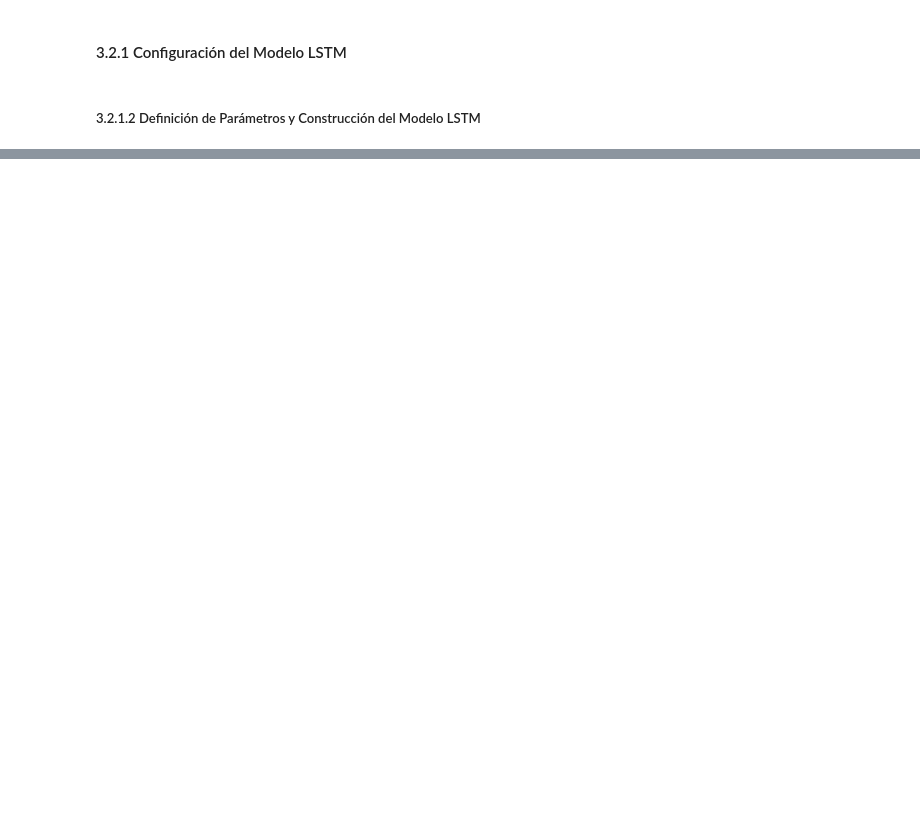
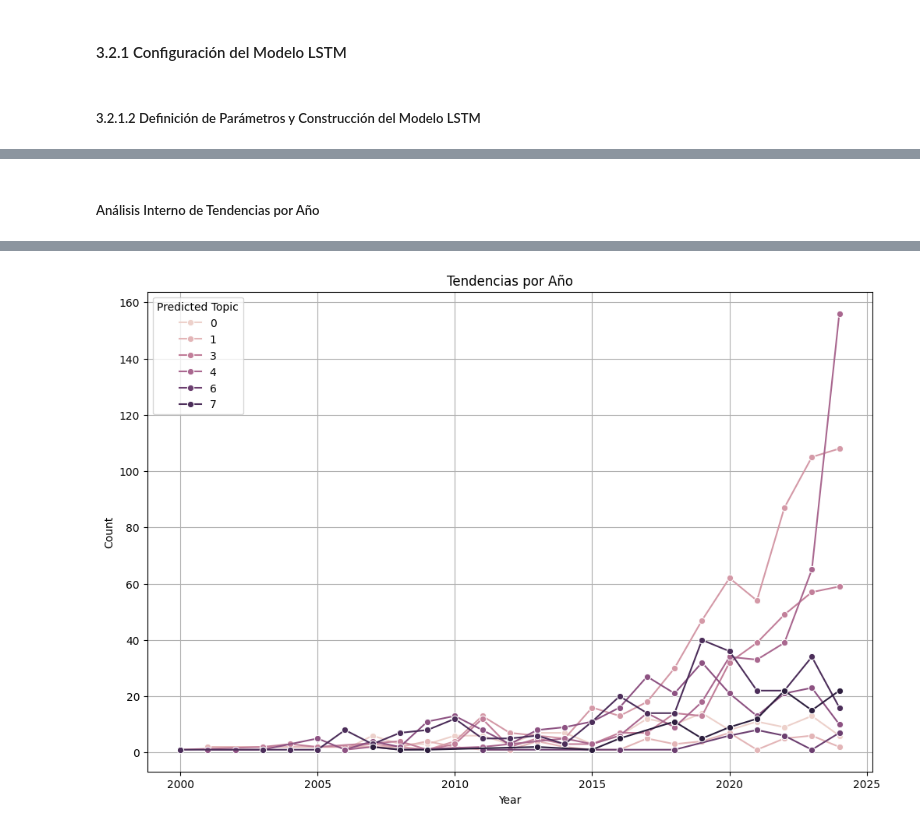
Before and after one commit to Dreamer97JB/M_ML_DL_CUDA_RNN_, a Jupyter notebook: Script/tourism_clasificator.ipynb, the cells around one changed output, grey strips where cells are left out. Cells and saved outputs as stored; diff of their text form; code cells hidden in the pictures; blank space fills up the shorter version.

```diff
--- a/Script/tourism_clasificator.ipynb
+++ b/Script/tourism_clasificator.ipynb
@@ -1937,0 +1848,33 @@ ValueError: Las longitudes del DataFrame y las predicciones no coinciden.
+# %% [markdown]
+##### Análisis Interno de Tendencias por Año
+# %%
+import pandas as pd
+import numpy as np
+
+# Predecir en el conjunto de prueba
+predictions = model.predict([test_padded, test_years_scaled])
+predicted_labels = np.argmax(predictions, axis=1)
+
+# Crear DataFrame con resultados
+results_df = pd.DataFrame({
+    "Text": test_df['Text'],
+    "True_Label": test_labels,
+    "Predicted_Label": predicted_labels,
+    "Year": test_df['Year']
+})
+
+# Analizar tendencias por año
+trends = results_df.groupby(['Year', 'Predicted_Label']).size().reset_index(name='Count')
+
+# Gráfica de tendencias
+import seaborn as sns
+
+plt.figure(figsize=(12, 8))
+sns.lineplot(data=trends, x="Year", y="Count", hue="Predicted_Label", marker="o")
+plt.title("Tendencias por Año")
+plt.xlabel("Year")
+plt.ylabel("Count")
+plt.legend(title="Predicted Topic")
+plt.grid(True)
+plt.show()
+# %% [output]
@@ -1937,0 +1882 @@ ValueError: Las longitudes del DataFrame y las predicciones no coinciden.
+[figure, added]
```
Also changed, not shown: parts of 28 cells of this notebook, 7 other files.
